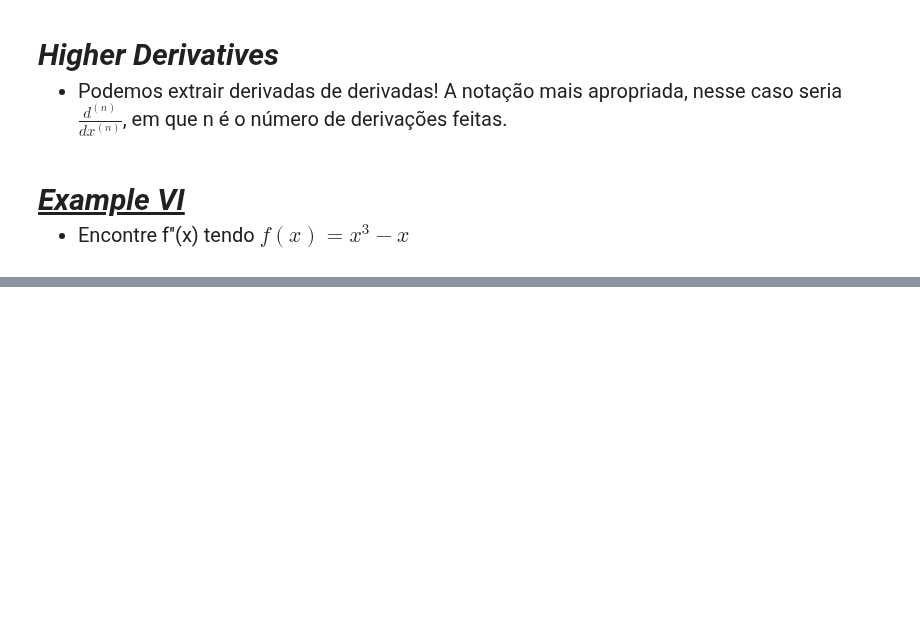
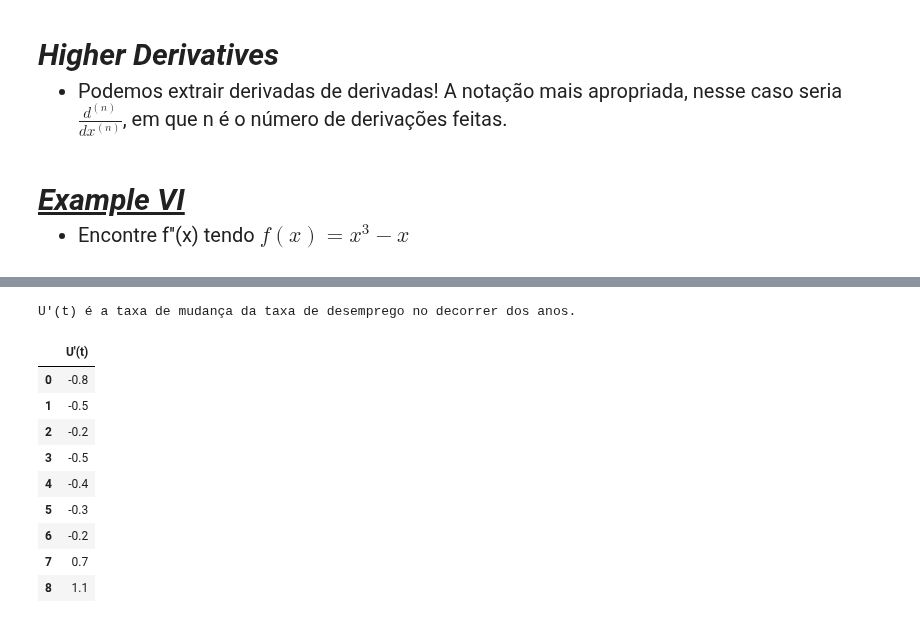
Before and after one commit to felipesveiga/Calculus, a Jupyter notebook: Chapter 2/stewart2.ipynb, the cells around one changed output, grey strips where cells are left out. Drawn from its saved outputs; the diff is of its cells as text; code cells hidden in the pictures; blank space fills up the shorter version.

```diff
--- a/Chapter 2/stewart2.ipynb
+++ b/Chapter 2/stewart2.ipynb
@@ -2121,0 +1966,24 @@ $\displaystyle 6 x$
+# %%
+import pandas as pd
+import numpy as np
+
+unp = pd.DataFrame({'U(t)':[6.9, 6.1, 5.6, 5.4, 4.9, 4.5, 4.2, 4, 4.7, 5.8]}, index=range(1993, 2003))
+
+# a.
+print('U\'(t) é a taxa de mudança da taxa de desemprego no decorrer dos anos.')
+
+# b.
+unp_diff = pd.DataFrame({'U\'(t)':[round(unp.iloc[i+1] - unp.iloc[i],4)[0] for i in range(len(unp)-1)]})
+unp_diff
+# %% [output]
+U'(t) é a taxa de mudança da taxa de desemprego no decorrer dos anos.
+|  | U'(t) |
+| 0 | -0.8 |
+| 1 | -0.5 |
+| 2 | -0.2 |
+| 3 | -0.5 |
+| 4 | -0.4 |
+| 5 | -0.3 |
+| 6 | -0.2 |
+| 7 | 0.7 |
+| 8 | 1.1 |
```
Also changed, not shown: parts of 71 cells of this notebook.
